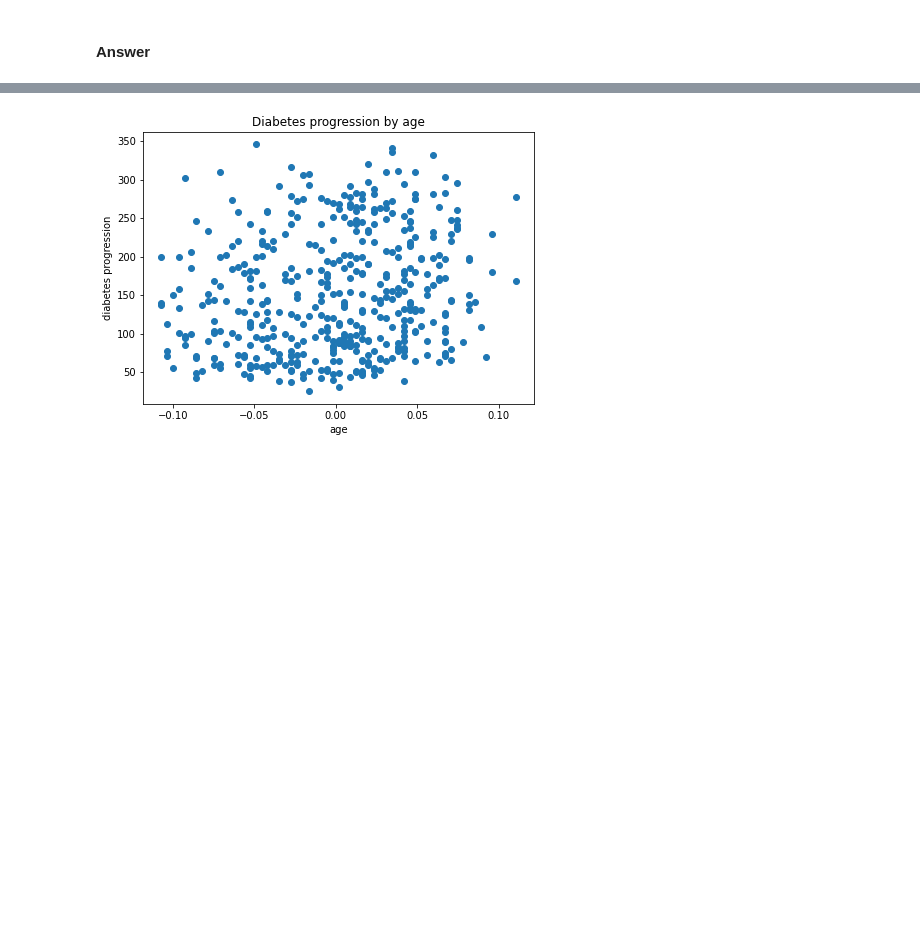
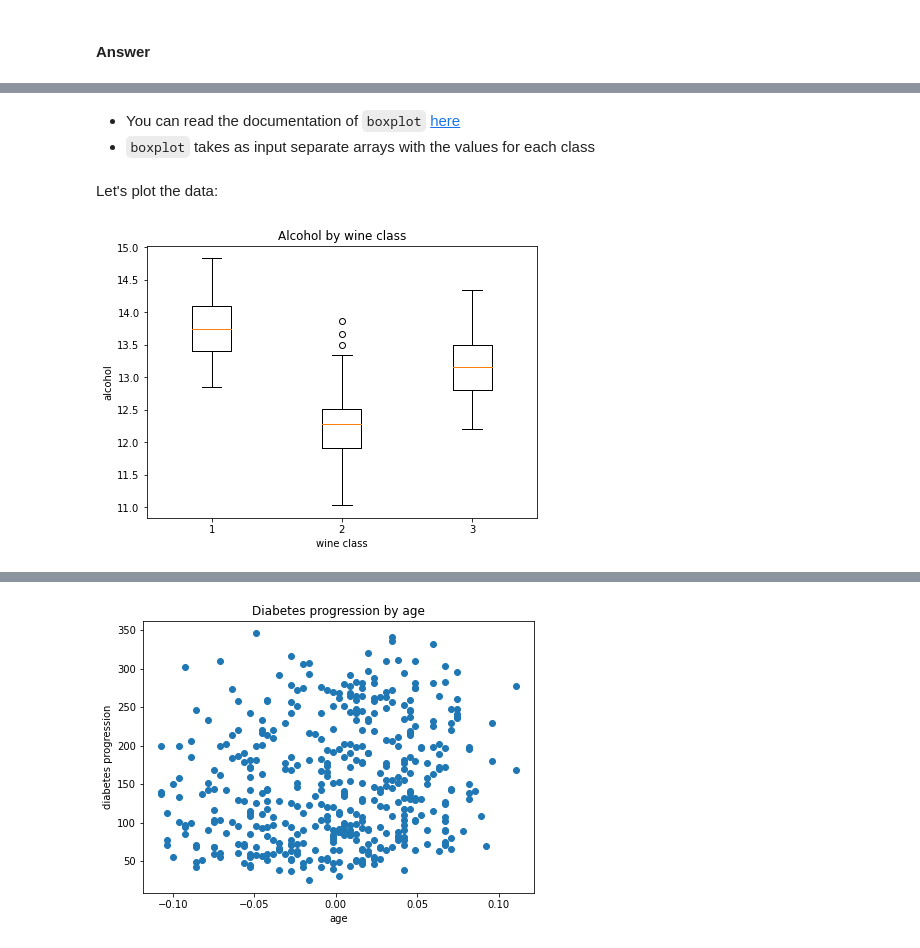
Before and after one commit to martinagvilas/ML-Vis-BrainHack-2021, a Jupyter notebook: notebooks/05-visualization.ipynb, the cells around one changed output, grey strips where cells are left out. Saved outputs shown, nothing was run; the diff lists cells and outputs as text; code cells hidden in the pictures; blank space fills up the shorter version.

```diff
--- a/notebooks/05-visualization.ipynb
+++ b/notebooks/05-visualization.ipynb
@@ -115,0 +130,18 @@ Show correlation between age and diabetes progression:
+# %% [markdown]
+- You can read the documentation of `boxplot` [here](https://matplotlib.org/stable/api/_as_gen/matplotlib.pyplot.boxplot.html)
+- `boxplot` takes as input separate arrays with the values for each class
+# %%
+alcohol_by_class = [
+    dataset.loc[dataset["target"]==c]["alcohol"].values for c in set(dataset["target"])
+]
+# %% [markdown]
+Let's plot the data:
+# %%
+fig, ax = plt.subplots(figsize=(7,5))
+ax.boxplot(alcohol_by_class)
+ax.set_xlabel("wine class")
+ax.set_ylabel("alcohol")
+ax.set_title("Alcohol by wine class")
+plt.show()
+# %% [output]
+[figure, added]
```
Also changed, not shown: parts of 32 cells of this notebook, 5 other files.
